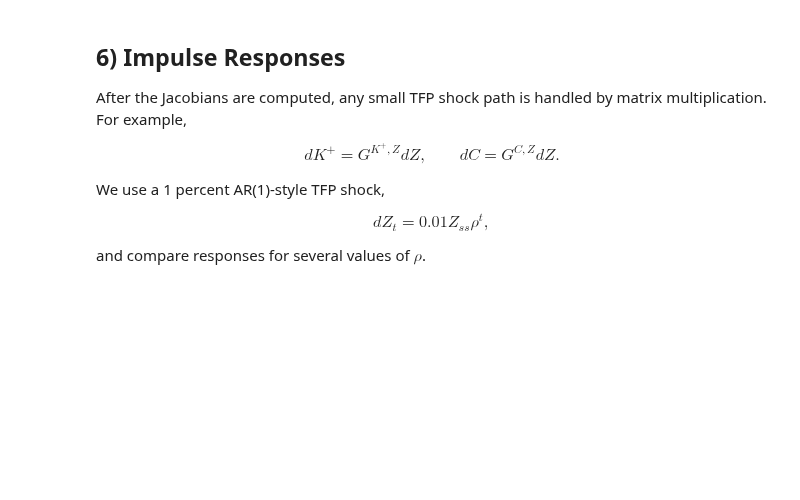
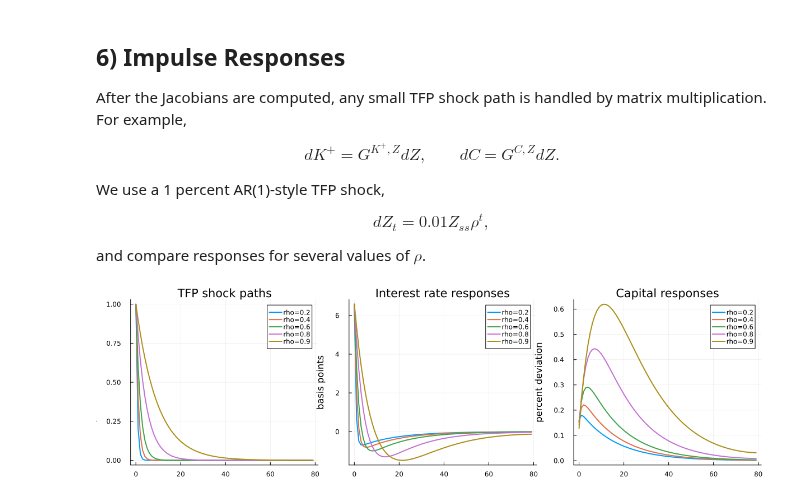
Before and after one commit to YuxuanZhao-Econ/sequence_space_jacobian, a Jupyter notebook: KS1998.ipynb, the cells around one changed output. Saved outputs shown, nothing was run; the diff lists cells and outputs as text; code cells hidden in the pictures; blank space fills up the shorter version.

```diff
--- a/KS1998.ipynb
+++ b/KS1998.ipynb
@@ -427,6 +446,7 @@ Output: paths $(A^+,C)$.
 # Outputs:
 #   A: next-period aggregate asset supply sequence (A_1,...,A_T)
 #   C: aggregate consumption sequence (C_0,...,C_{T-1})
+#   D_path: distribution sequence (D_0,...,D_T)
 function household_transition(r_path, w_path, ss, params)
     T = length(r_path)
 
@@ -450,12 +470,15 @@ function household_transition(r_path, w_path, ss, params)
     D = ss.D
     A = zeros(T)
     C = zeros(T)
+    D_path = Vector{Matrix{Float64}}(undef, T + 1)
+    D_path[1] = copy(D)
 
     for t in 1:T
         A[t] = aggregate_assets(D, a_policies[t])
         C[t] = aggregate_consumption(D, c_policies[t])
         D = forward_distribution(D, a_policies[t], ss.a_grid, ss.Pi)
+        D_path[t + 1] = copy(D)
     end
 
-    return A, C
+    return (; A, C, D_path)
 end
@@ -492,7 +517,8 @@ but this is a diagnostic, not the SSJ target.
 #   named tuple containing the target residual and useful model variables
 function ks_residual(Kplus, Z, ss, params)
     r, w, Y = firm_paths(Kplus, Z, ss, params)
-    A, C = household_transition(r, w, ss, params)
+    hh = household_transition(r, w, ss, params)
+    A, C = hh.A, hh.C
 
     # Target equation: household asset supply must equal next-period capital.
     asset_mkt = A .- Kplus
@@ -502,7 +528,7 @@ function ks_residual(Kplus, Z, ss, params)
     I = Kplus .- (1 - params.delta) .* K_current
     goods_mkt = Y .- C .- I
 
-    return (; asset_mkt, goods_mkt, A, C, I, r, w, Y)
+    return (; asset_mkt, goods_mkt, A, C, D_path = hh.D_path, I, r, w, Y)
 end
 
 # Convenience map for later Jacobian calculations.
@@ -606,7 +643,7 @@ dr = 10_000 .* (G_rZ * dZ)
 dK = 100 .* (G_KZ * dZ) ./ ss.K
 dC = 100 .* (G_CZ * dZ) ./ ss.C
 
-plot_horizon = 50
+plot_horizon = 80
 quarters = 0:plot_horizon-1
 labels = ["rho=$(rho)" for rho in rhos]
 
@@ -616,30 +653,32 @@ p0 = plot(
     quarters,
     dZ_percent[1:plot_horizon, :],
     label=reshape(labels, 1, :),
     linewidth=2,
     xlabel="quarters",
     ylabel="percent deviation",
     title="TFP shock paths"
 )
 
 p1 = plot(
     quarters,
     dr[1:plot_horizon, :],
     label=reshape(labels, 1, :),
     linewidth=2,
     xlabel="quarters",
     ylabel="basis points",
     title="Interest rate responses"
 )
 
 p2 = plot(
     quarters,
     dK[1:plot_horizon, :],
     label=reshape(labels, 1, :),
     linewidth=2,
     xlabel="quarters",
     ylabel="percent deviation",
     title="Capital responses"
 )
 
 plot(p0, p1, p2, layout=(1, 3), size=(1200, 350))
+# %% [output]
+[figure, added]
```
Also changed, not shown: parts of 18 cells of this notebook.
